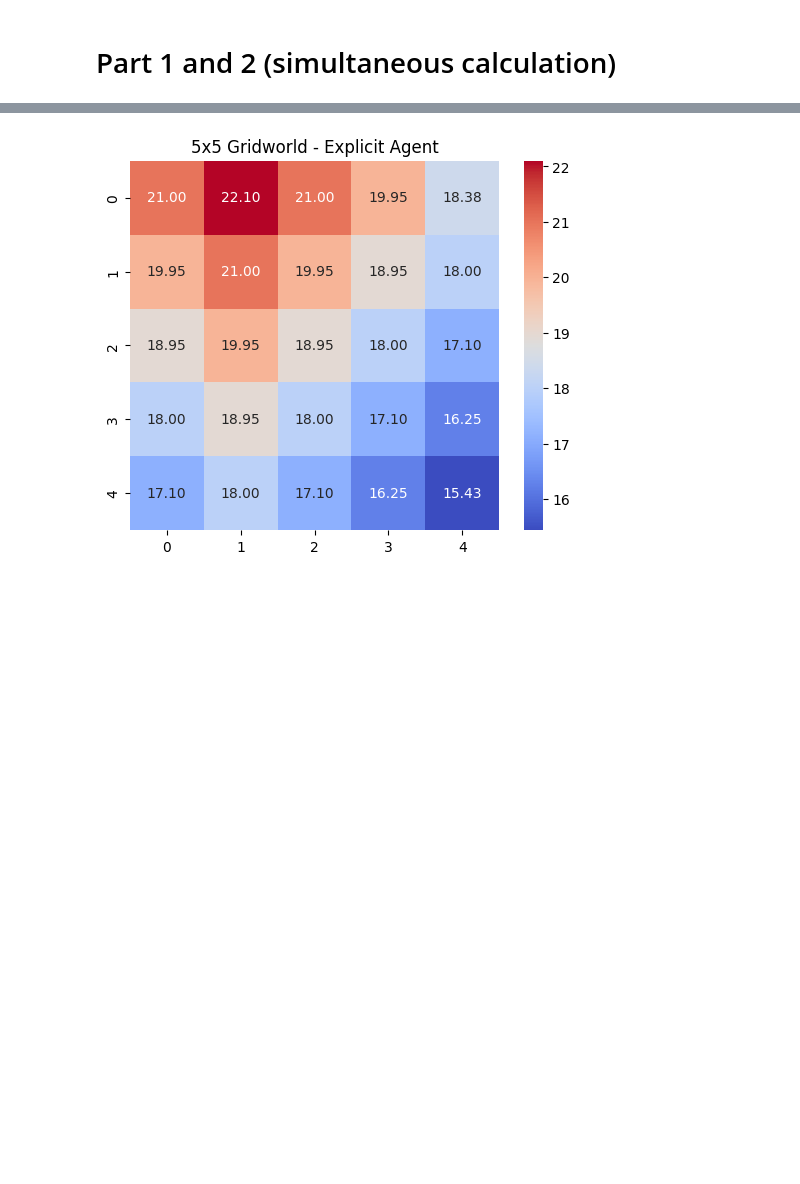
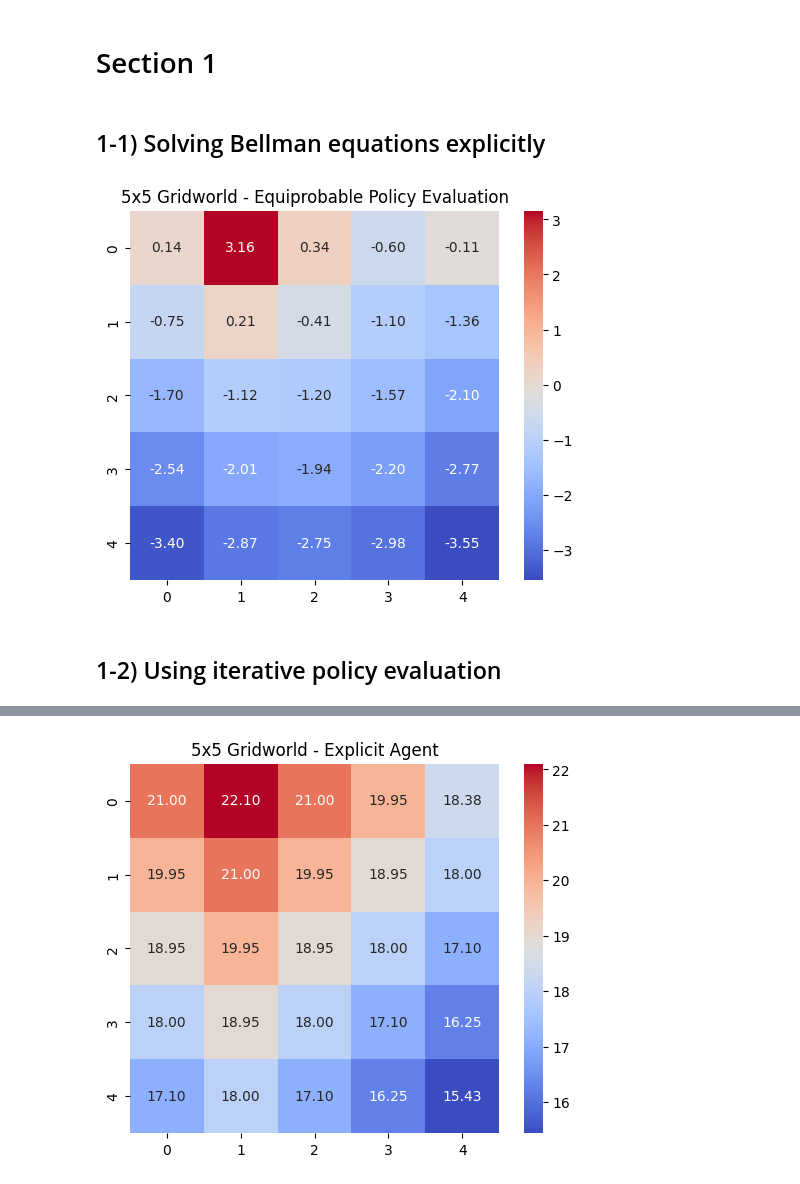
Before and after one commit to P-A-D/RL_Assignment_2, a Jupyter notebook: Runs1.ipynb, the cells around one changed output, grey strips where cells are left out. Cells and saved outputs as stored; diff of their text form; code cells hidden in the pictures; blank space fills up the shorter version.

```diff
--- a/Runs1.ipynb
+++ b/Runs1.ipynb
@@ -3,4 +3,14 @@ import numpy as np
 from Part1 import *
 import matplotlib.pyplot as plt
 # %% [markdown]
-# Part 1 and 2 (simultaneous calculation)
+# Section 1
+# %% [markdown]
+## 1-1) Solving Bellman equations explicitly
+# %%
+agent = EvaluatorExplicitAgent()
+state_values = agent.evaluate_policy()
+visualize_results(state_values, title="Equiprobable Policy Evaluation")
+# %% [output]
+[figure, added]
+# %% [markdown]
+## 1-2) Using iterative policy evaluation
```
Also changed, not shown: parts of 9 cells of this notebook, 2 other files.
